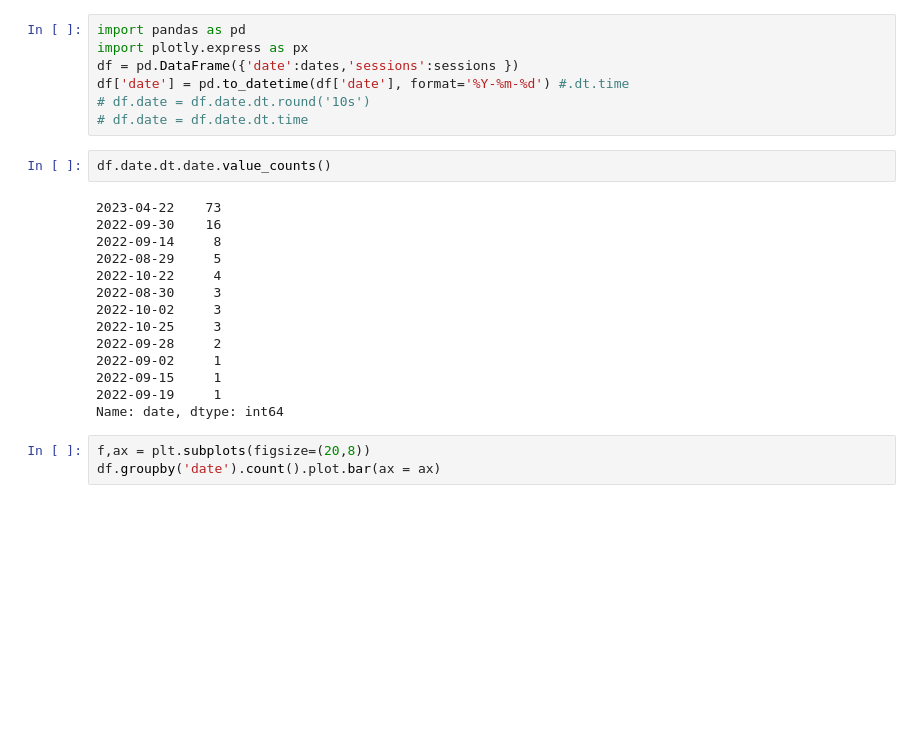
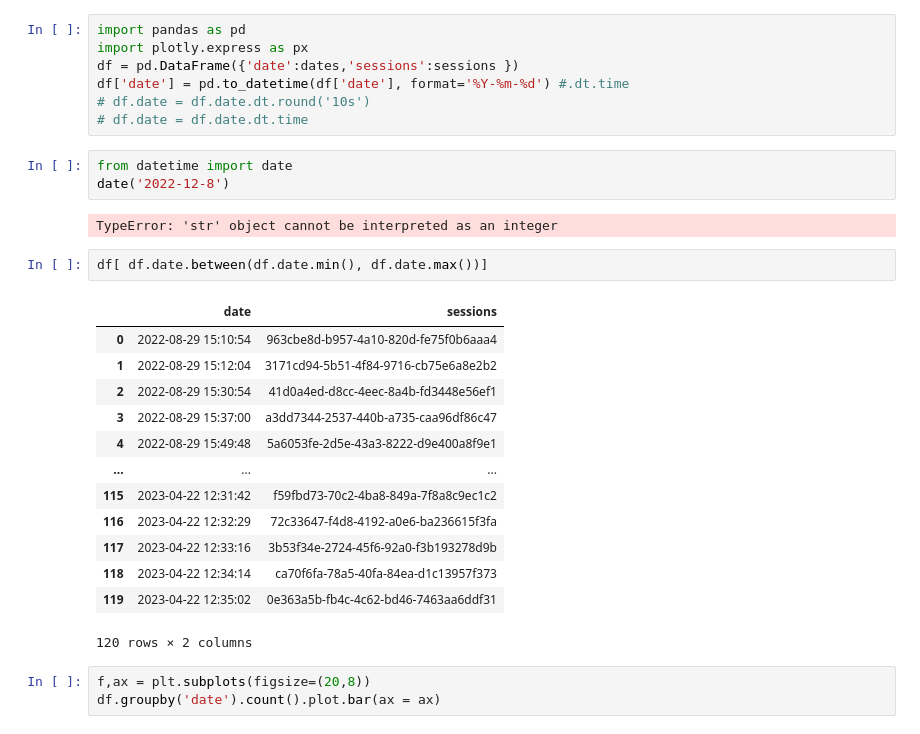
Before and after one commit to hasanali28/children_activity_app, a Jupyter notebook: creatingData.ipynb, the cells around one changed output. Cells and saved outputs as stored; diff of their text form; blank space fills up the shorter version.

```diff
--- a/creatingData.ipynb
+++ b/creatingData.ipynb
@@ -192,22 +194,27 @@ df = pd.DataFrame({'date':dates,'sessions':sessions })
 df['date'] = pd.to_datetime(df['date'], format='%Y-%m-%d') #.dt.time
 # df.date = df.date.dt.round('10s')
 # df.date = df.date.dt.time
-# %%
-df.date.dt.date.value_counts()
-# %% [output]
-2023-04-22    73
-2022-09-30    16
-2022-09-14     8
-2022-08-29     5
-2022-10-22     4
-2022-08-30     3
-2022-10-02     3
-2022-10-25     3
-2022-09-28     2
-2022-09-02     1
-2022-09-15     1
-2022-09-19     1
-Name: date, dtype: int64
+# %%
+from datetime import date
+date('2022-12-8')
+# %% [output]
+TypeError: 'str' object cannot be interpreted as an integer
+# %%
+df[ df.date.between(df.date.min(), df.date.max())]
+# %% [output]
+|  | date | sessions |
+| 0 | 2022-08-29 15:10:54 | 963cbe8d-b957-4a10-820d-fe75f0b6aaa4 |
+| 1 | 2022-08-29 15:12:04 | 3171cd94-5b51-4f84-9716-cb75e6a8e2b2 |
+| 2 | 2022-08-29 15:30:54 | 41d0a4ed-d8cc-4eec-8a4b-fd3448e56ef1 |
+| 3 | 2022-08-29 15:37:00 | a3dd7344-2537-440b-a735-caa96df86c47 |
+| 4 | 2022-08-29 15:49:48 | 5a6053fe-2d5e-43a3-8222-d9e400a8f9e1 |
+| ... | ... | ... |
+| 115 | 2023-04-22 12:31:42 | f59fbd73-70c2-4ba8-849a-7f8a8c9ec1c2 |
+| 116 | 2023-04-22 12:32:29 | 72c33647-f4d8-4192-a0e6-ba236615f3fa |
+| 117 | 2023-04-22 12:33:16 | 3b53f34e-2724-45f6-92a0-f3b193278d9b |
+| 118 | 2023-04-22 12:34:14 | ca70f6fa-78a5-40fa-84ea-d1c13957f373 |
+| 119 | 2023-04-22 12:35:02 | 0e363a5b-fb4c-4c62-bd46-7463aa6ddf31 |
+120 rows × 2 columns
 # %%
 f,ax = plt.subplots(figsize=(20,8))
 df.groupby('date').count().plot.bar(ax = ax)
```
Also changed, not shown: parts of 2 cells of this notebook, 2 other files.
